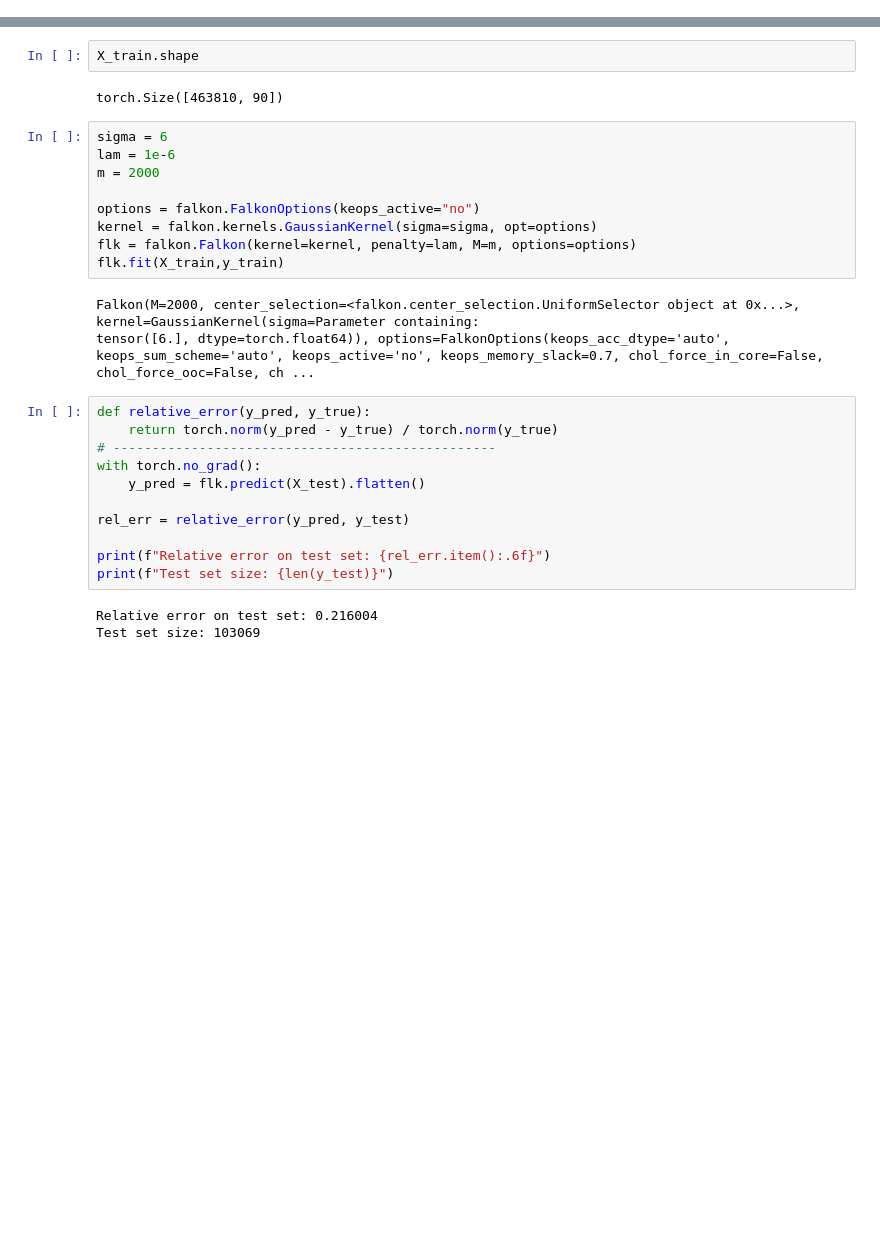
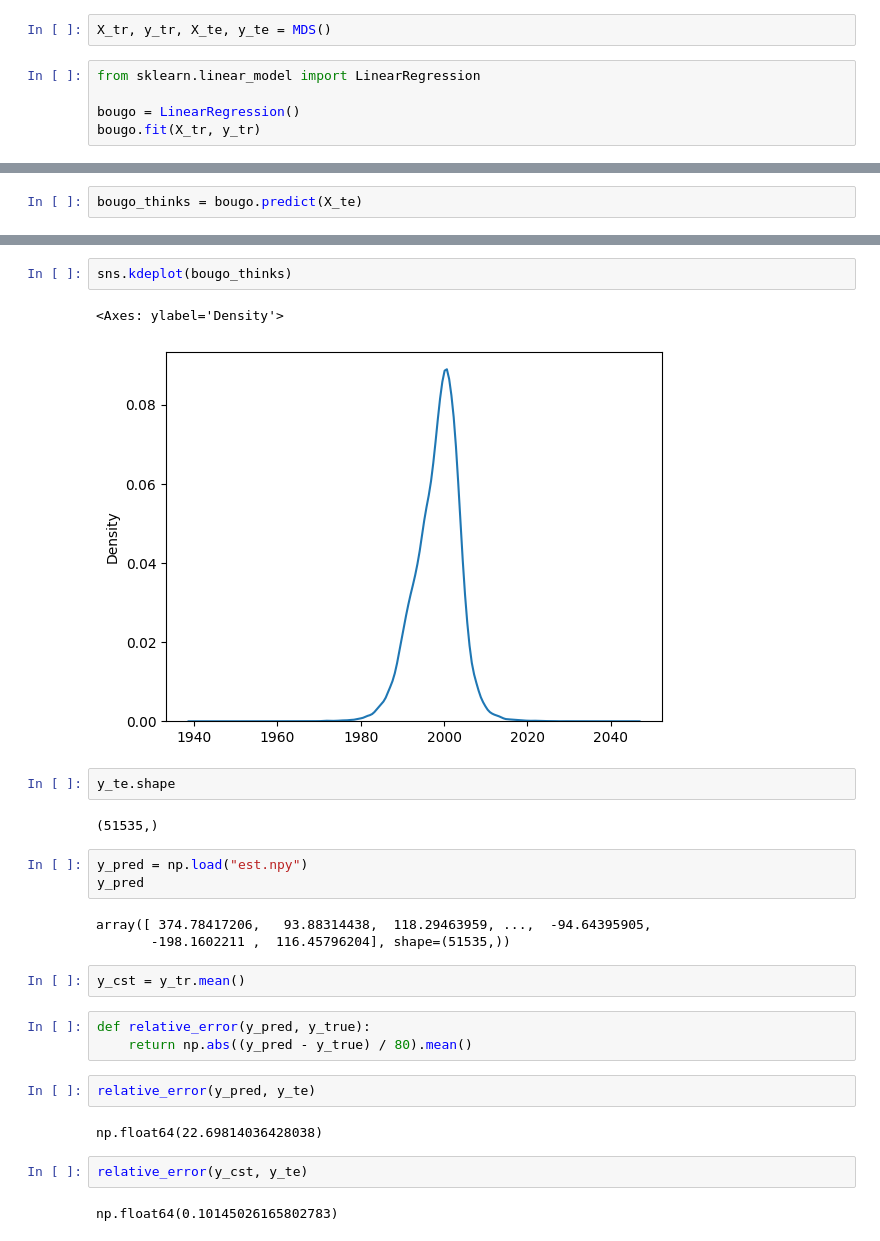
Before and after one commit to fotisk07/GDA-Project, a Jupyter notebook: notebooks/test.ipynb, the cells around one changed output, grey strips where cells are left out. Saved outputs shown, nothing was run; the diff lists cells and outputs as text; blank space fills up the shorter version.

```diff
--- a/notebooks/test.ipynb
+++ b/notebooks/test.ipynb
@@ -51,0 +6,7 @@ X_test = torch.tensor(scaler.transform(X_test))
+# %%
+X_tr, y_tr, X_te, y_te = MDS()
+# %%
+from sklearn.linear_model import LinearRegression
+
+bougo = LinearRegression()
+bougo.fit(X_tr, y_tr)
@@ -51,0 +15,2 @@ X_test = torch.tensor(scaler.transform(X_test))
+# %%
+bougo_thinks = bougo.predict(X_te)
@@ -52,30 +28,28 @@ X_test = torch.tensor(scaler.transform(X_test))
+# %%
+sns.kdeplot(bougo_thinks)
+# %% [output]
+<Axes: ylabel='Density'>
+[figure, added]
 # %%
-X_train.shape
+y_te.shape
 # %% [output]
-torch.Size([463810, 90])
+(51535,)
-# %%
-sigma = 6
-lam = 1e-6
-m = 2000
-
-options = falkon.FalkonOptions(keops_active="no")
-kernel = falkon.kernels.GaussianKernel(sigma=sigma, opt=options)
-flk = falkon.Falkon(kernel=kernel, penalty=lam, M=m, options=options)
-flk.fit(X_train,y_train)
-# %% [output]
-Falkon(M=2000, center_selection=<falkon.center_selection.UniformSelector object at 0x...>, kernel=GaussianKernel(sigma=Parameter containing:
-tensor([6.], dtype=torch.float64)), options=FalkonOptions(keops_acc_dtype='auto', keops_sum_scheme='auto', keops_active='no', keops_memory_slack=0.7, chol_force_in_core=False, chol_force_ooc=False, ch ...
-# %%
-def relative_error(y_pred, y_true):
-    return torch.norm(y_pred - y_true) / torch.norm(y_true)
-# -------------------------------------------------
-with torch.no_grad():
-    y_pred = flk.predict(X_test).flatten()
-
-rel_err = relative_error(y_pred, y_test)
-
-print(f"Relative error on test set: {rel_err.item():.6f}")
-print(f"Test set size: {len(y_test)}")
-# %% [output]
-Relative error on test set: 0.216004
-Test set size: 103069
+# %%
+y_pred = np.load("est.npy")
+y_pred
+# %% [output]
+array([ 374.78417206,   93.88314438,  118.29463959, ...,  -94.64395905,
+       -198.1602211 ,  116.45796204], shape=(51535,))
+# %%
+y_cst = y_tr.mean()
+# %%
+def relative_error(y_pred, y_true):
+    return np.abs((y_pred - y_true) / 80).mean()
+# %%
+relative_error(y_pred, y_te)
+# %% [output]
+np.float64(22.69814036428038)
+# %%
+relative_error(y_cst, y_te)
+# %% [output]
+np.float64(0.10145026165802783)
```
Also changed, not shown: parts of 18 cells of this notebook, 27 other files.
